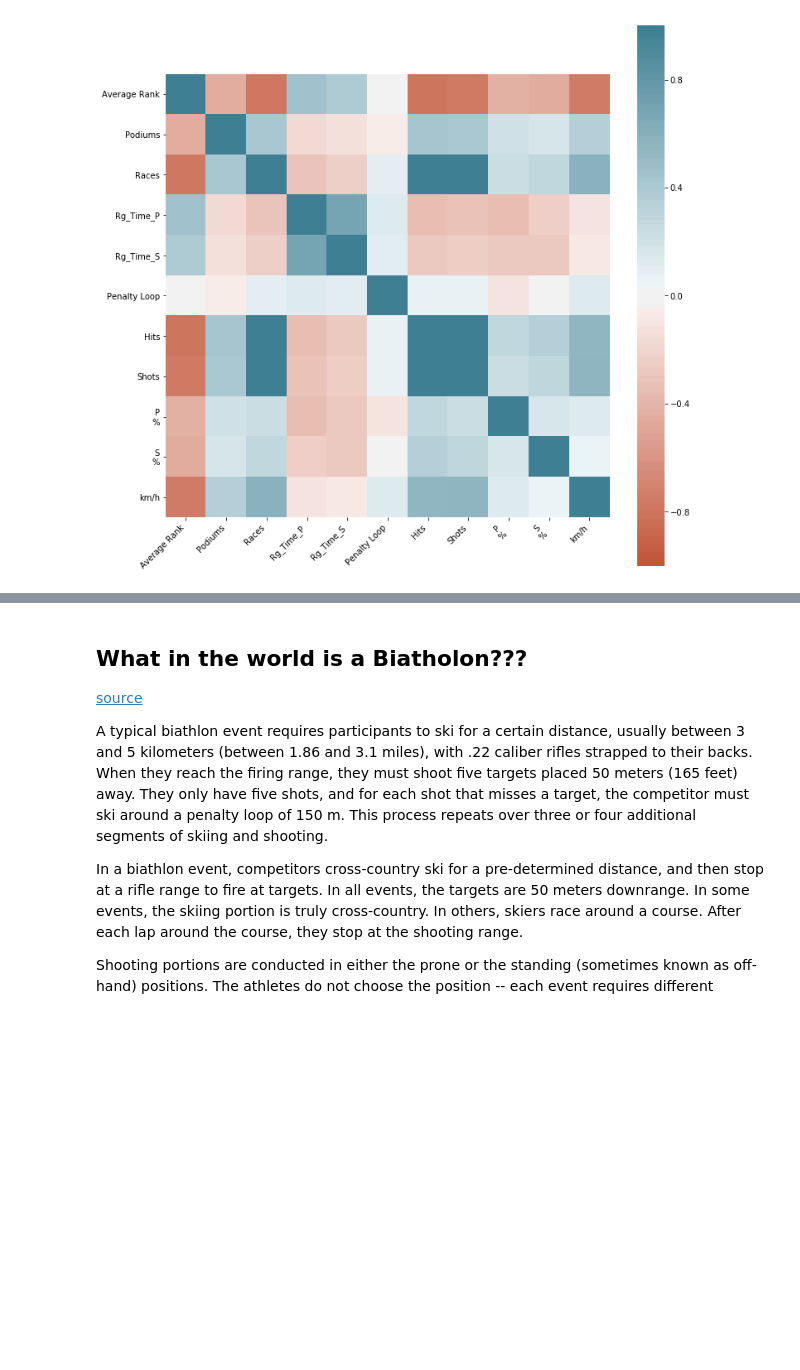
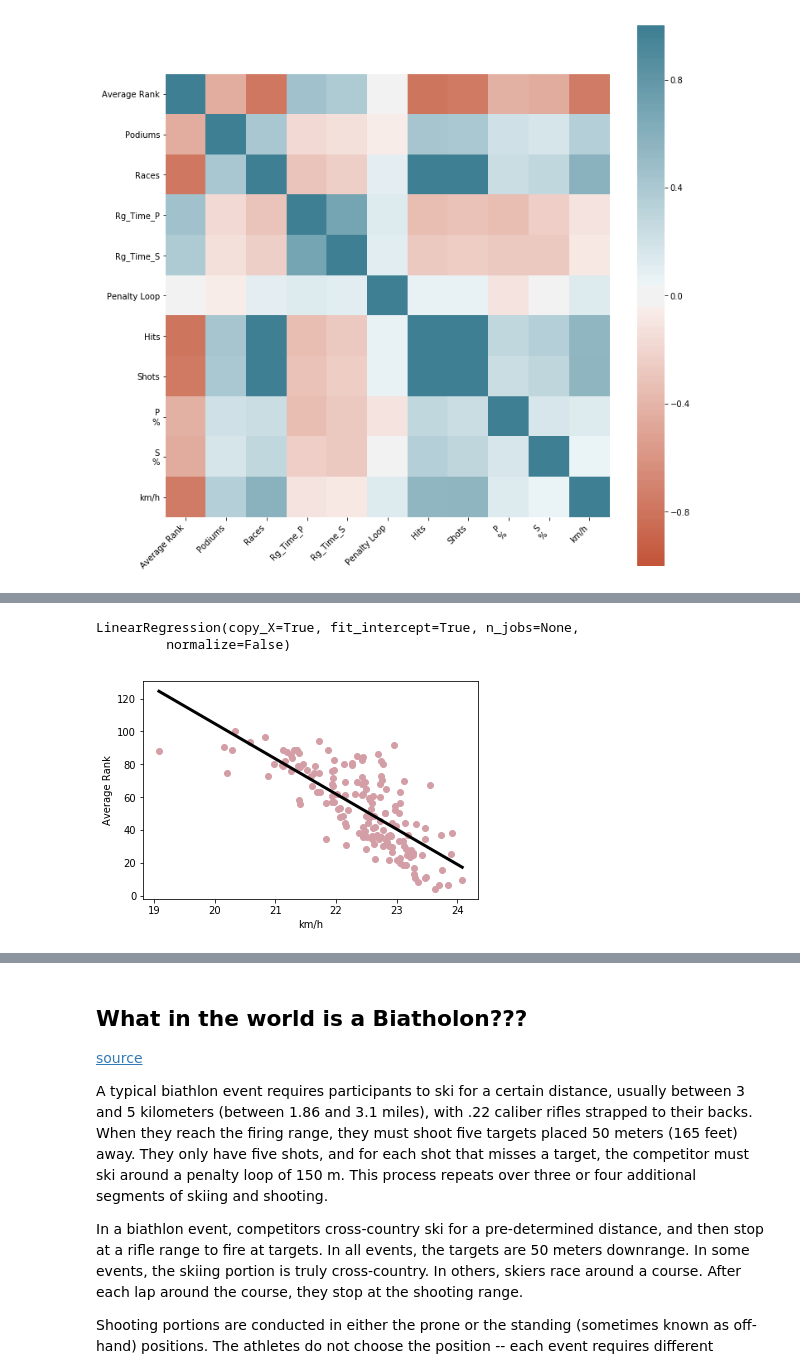
Before and after one commit to haobecca/biathlon, a Jupyter notebook: notebook.ipynb, the cells around one changed output, grey strips where cells are left out. Cells and saved outputs as stored; diff of their text form; code cells hidden in the pictures; blank space fills up the shorter version.

```diff
--- a/notebook.ipynb
+++ b/notebook.ipynb
@@ -247,0 +301,27 @@ Hits on shots seem to correlate perfectly. Is there an opputunity to reduce dime
+# %%
+# Creating feature and target arrays
+X_speed = df.drop("Average Rank", axis=1).values
+
+X_speed = X_speed[:,1]
+
+X_speed = X_speed.reshape(-1, 1)
+# %%
+# Instantiate Linear Regression
+reg_speed = linear_model.LinearRegression()
+reg_speed.fit(X_speed, y)
+# %% [output]
+LinearRegression(copy_X=True, fit_intercept=True, n_jobs=None,
+         normalize=False)
+# %%
+# Fitting a regression model
+# Set up the prediction space to range from the min to the max of number of rooms
+prediction_space = np.linspace(min(X_speed),
+                               max(X_speed)).reshape(-1, 1)
+plt.scatter(X_speed, y, color='#D39EA6')
+plt.plot(prediction_space, reg_speed.predict(prediction_space),
+         color='black', linewidth=3)
+plt.ylabel('Average Rank')
+plt.xlabel('km/h')
+plt.show()
+# %% [output]
+[figure, added]
```
Also changed, not shown: parts of 11 cells of this notebook.
